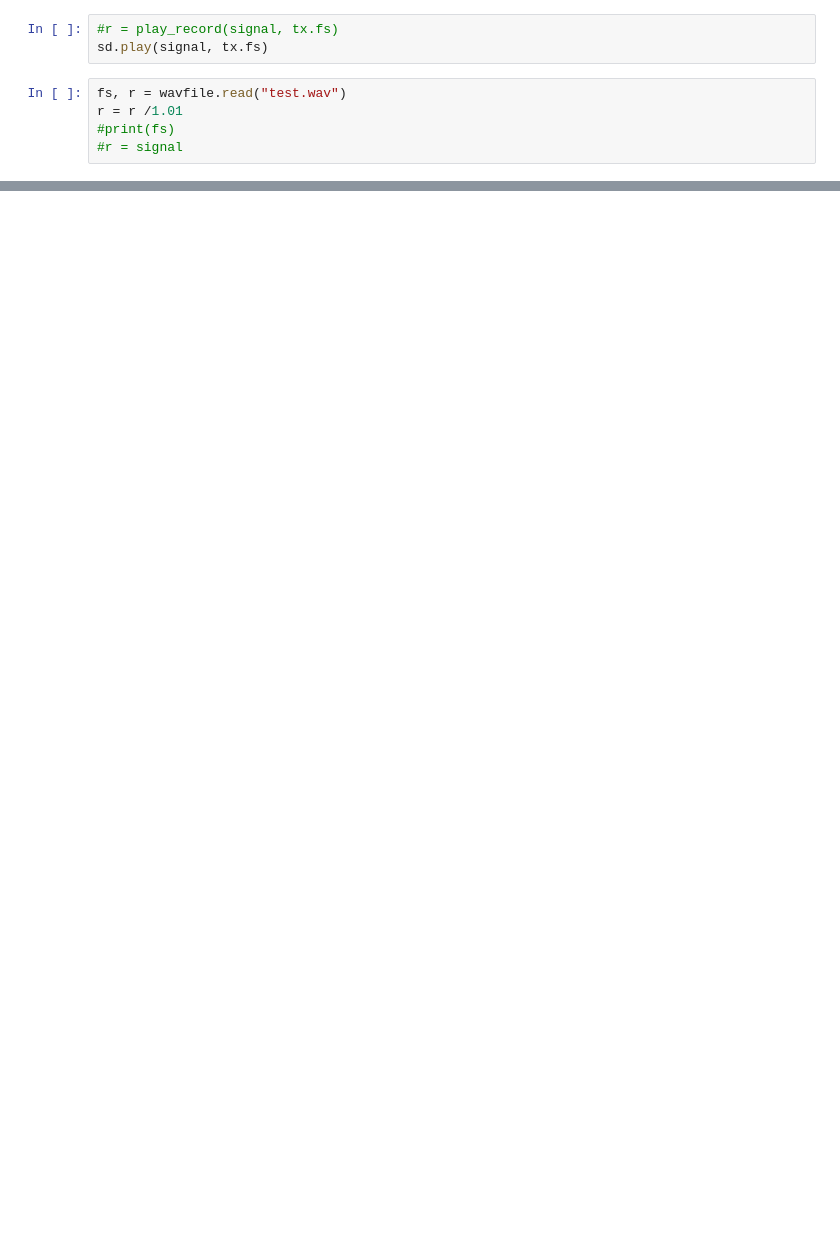
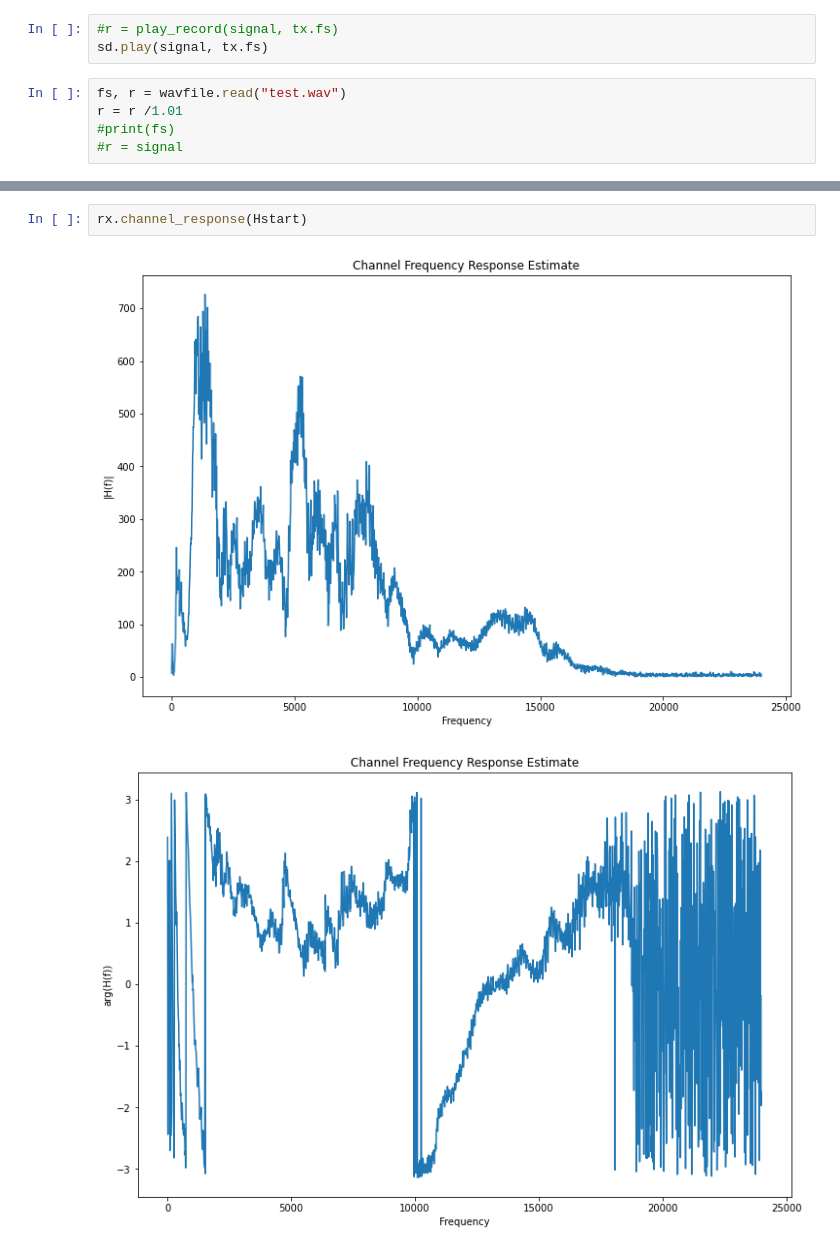
Before and after one commit to adamg-97/GF3-audio-modem, a Jupyter notebook: Final System Test.ipynb, the cells around one changed output, grey strips where cells are left out. Saved outputs shown, nothing was run; the diff lists cells and outputs as text; blank space fills up the shorter version.

```diff
--- a/Final System Test.ipynb
+++ b/Final System Test.ipynb
@@ -79,0 +79,5 @@ File Size: 572 bytes
+# %%
+rx.channel_response(Hstart)
+# %% [output]
+[figure, added]
+[figure, added]
```
Also changed, not shown: parts of 10 cells of this notebook, 3 other files.
